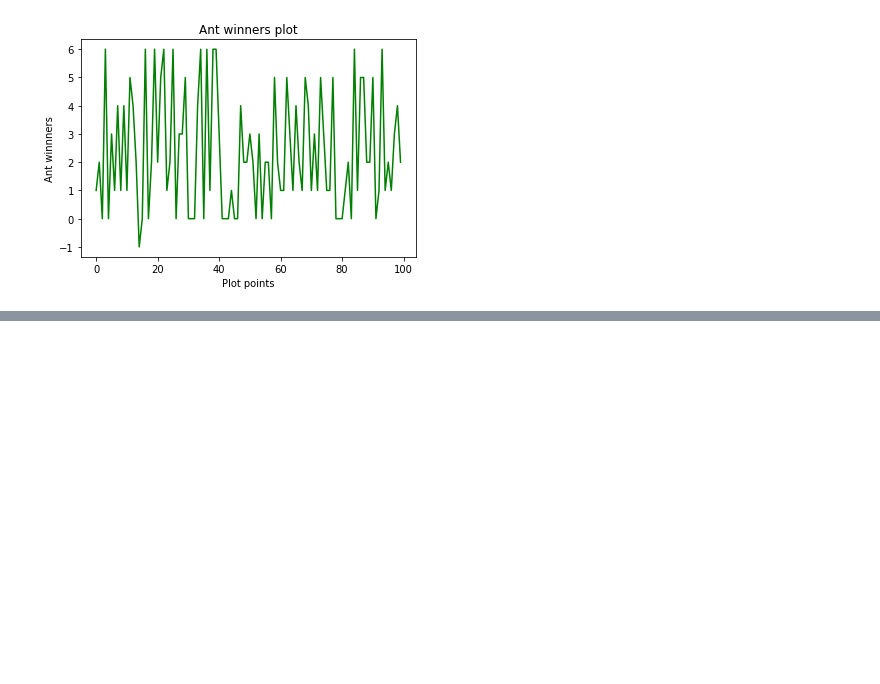
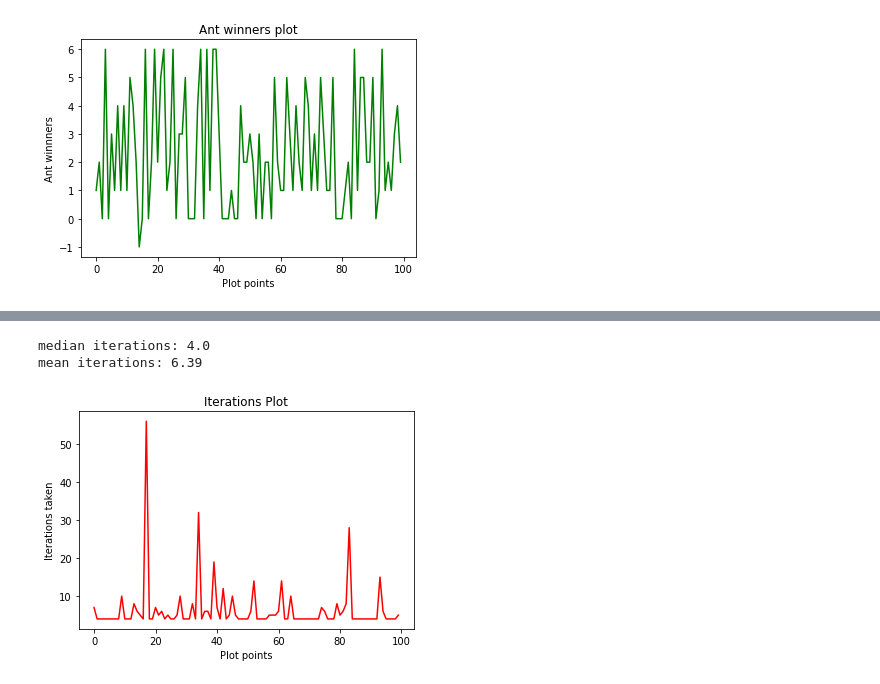
Before and after one commit to Anirudh181001/ACO_Hypercube, a Jupyter notebook: ACO_Python/hypercube_stats.ipynb, the cells around one changed output, grey strips where cells are left out. Saved outputs shown, nothing was run; the diff lists cells and outputs as text; code cells hidden in the pictures; blank space fills up the shorter version.

```diff
--- a/ACO_Python/hypercube_stats.ipynb
+++ b/ACO_Python/hypercube_stats.ipynb
@@ -59,0 +65,13 @@ mean ant_winner: 2.36
+# %%
+num_points = 100
+iter_list = []
+path_len_list = []
+ant_winner_list = []
+tic = time.time()
+for iter in range(num_points):
+    ((ant_winner, path_len), iter) = run_ants_on_hypercube_random_colors_optimized(n=5, num_ants=7, plot_network_graph=False, plot_stats=True)
+    iter_list.append(iter)
+    path_len_list.append(path_len)
+    ant_winner_list.append(ant_winner)
+toc = time.time()
+print("Time taken to run is:", toc - tic, "seconds" )
@@ -59,0 +96,13 @@ mean ant_winner: 2.36
+# %%
+# Plot iterations
+plt.plot([i for i in range(num_points)], iter_list, color="red")
+plt.title("Iterations Plot")
+plt.xlabel("Plot points")
+plt.ylabel("Iterations taken")
+print(f"median iterations: {statistics.median(iter_list)}")
+print(f"mean iterations: {statistics.mean(iter_list)}")
+plt.show()
+# %% [output]
+median iterations: 4.0
+mean iterations: 6.39
+[figure, added]
```
Also changed, not shown: parts of 4 cells of this notebook, 5 other files.
